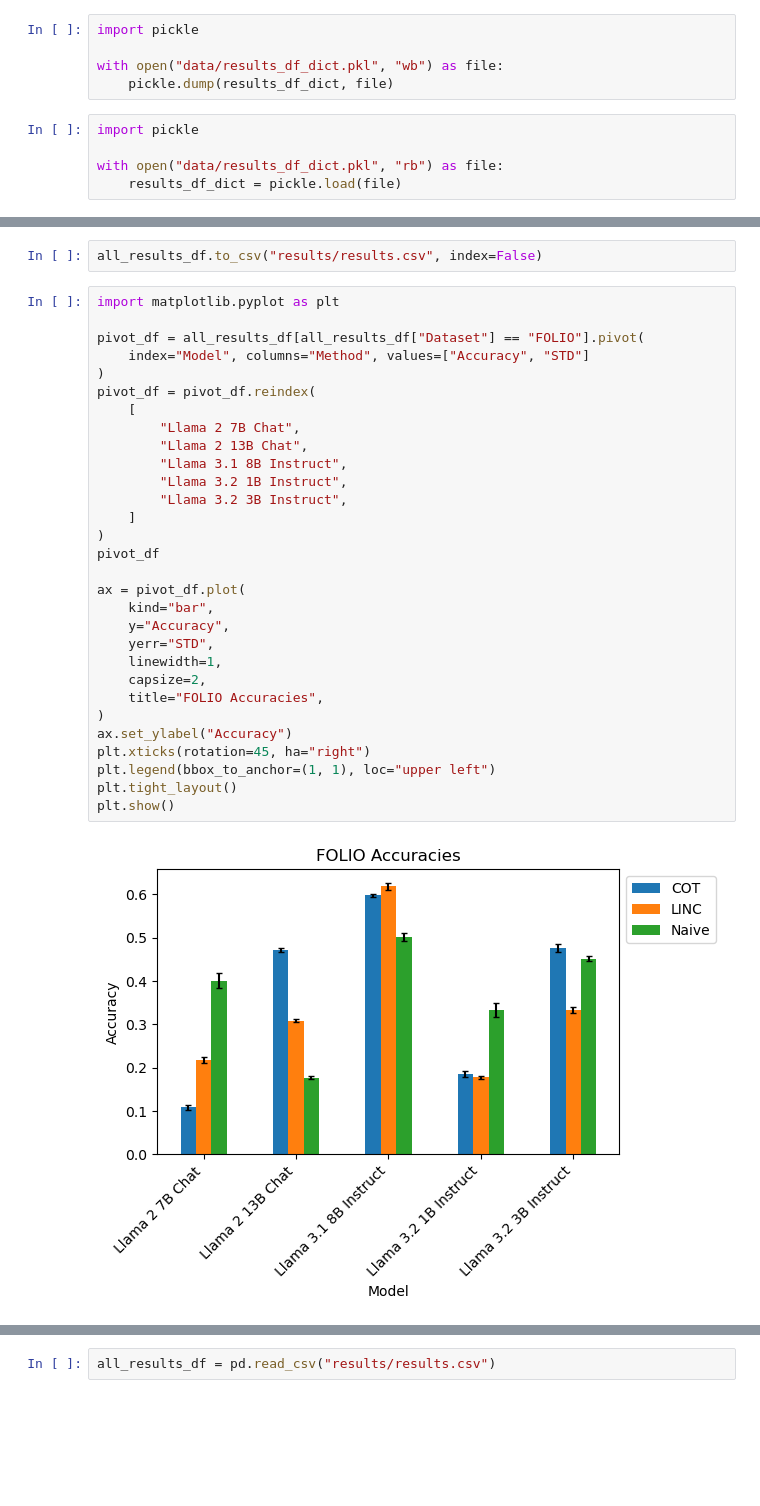
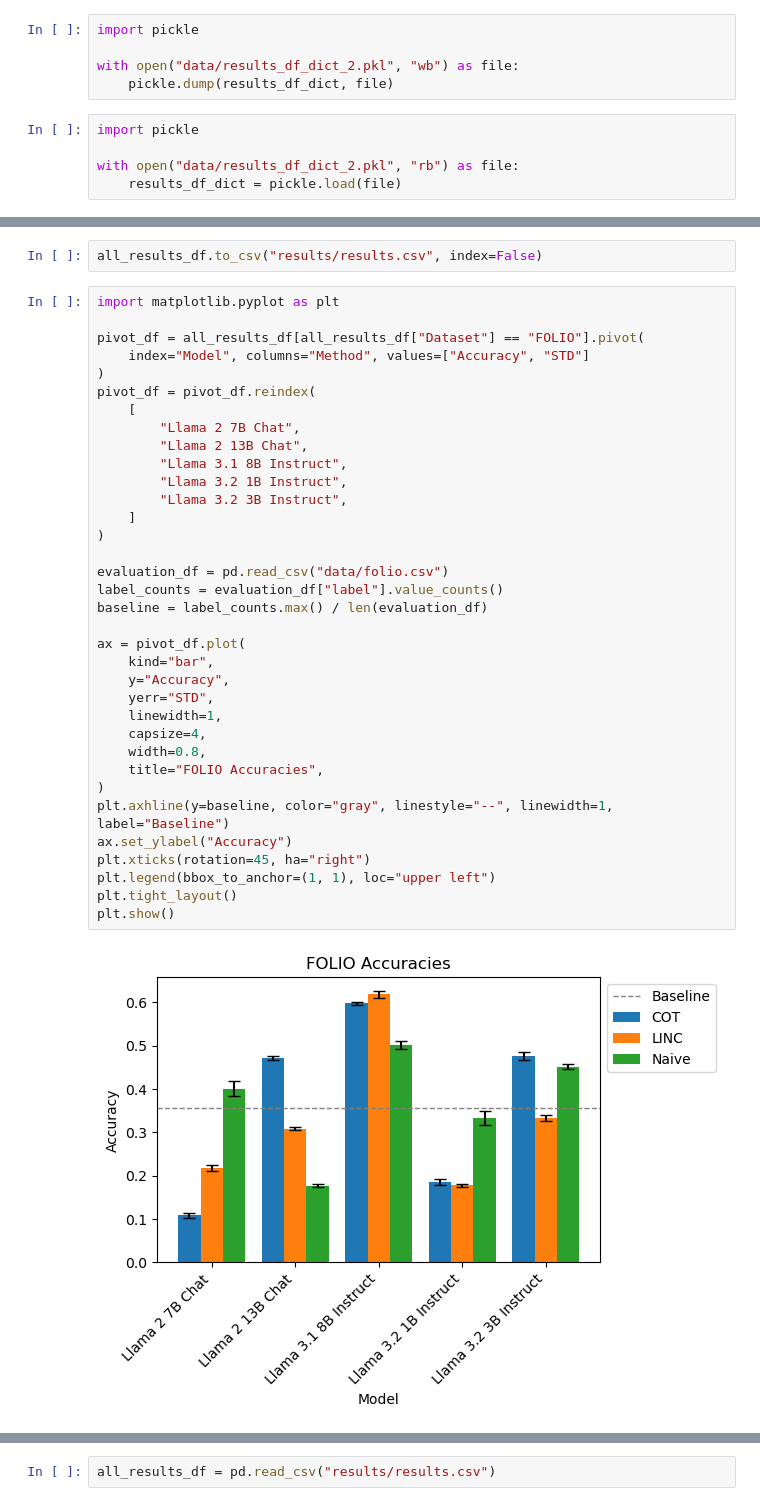
Before and after one commit to jortan02/linc, a Jupyter notebook: results.ipynb, the cells around one changed output, grey strips where cells are left out. Saved outputs shown, nothing was run; the diff lists cells and outputs as text; blank space fills up the shorter version.

Commit message:
Finished first results

```diff
--- a/results.ipynb
+++ b/results.ipynb
@@ -74,12 +74,12 @@ for path in tqdm(paths):
 # %%
 import pickle
 
-with open("data/results_df_dict.pkl", "wb") as file:
+with open("data/results_df_dict_2.pkl", "wb") as file:
     pickle.dump(results_df_dict, file)
 # %%
 import pickle
 
-with open("data/results_df_dict.pkl", "rb") as file:
+with open("data/results_df_dict_2.pkl", "rb") as file:
     results_df_dict = pickle.load(file)
 # %%
 import re
@@ -159,35 +159,40 @@ all_results_df.to_csv("results/results.csv", index=False)
 # %%
 import matplotlib.pyplot as plt
 
 pivot_df = all_results_df[all_results_df["Dataset"] == "FOLIO"].pivot(
     index="Model", columns="Method", values=["Accuracy", "STD"]
 )
 pivot_df = pivot_df.reindex(
     [
         "Llama 2 7B Chat",
         "Llama 2 13B Chat",
         "Llama 3.1 8B Instruct",
         "Llama 3.2 1B Instruct",
         "Llama 3.2 3B Instruct",
     ]
 )
-pivot_df
+
+evaluation_df = pd.read_csv("data/folio.csv")
+label_counts = evaluation_df["label"].value_counts()
+baseline = label_counts.max() / len(evaluation_df)
 
 ax = pivot_df.plot(
     kind="bar",
     y="Accuracy",
     yerr="STD",
     linewidth=1,
-    capsize=2,
+    capsize=4,
+    width=0.8,
     title="FOLIO Accuracies",
 )
+plt.axhline(y=baseline, color="gray", linestyle="--", linewidth=1, label="Baseline")
 ax.set_ylabel("Accuracy")
 plt.xticks(rotation=45, ha="right")
 plt.legend(bbox_to_anchor=(1, 1), loc="upper left")
 plt.tight_layout()
 plt.show()
 # %% [output]
-[figure, old version]
+[figure, new version]
 # %%
 import matplotlib.pyplot as plt
 
```
Also changed, not shown: parts of 13 cells of this notebook, 4 other files.
